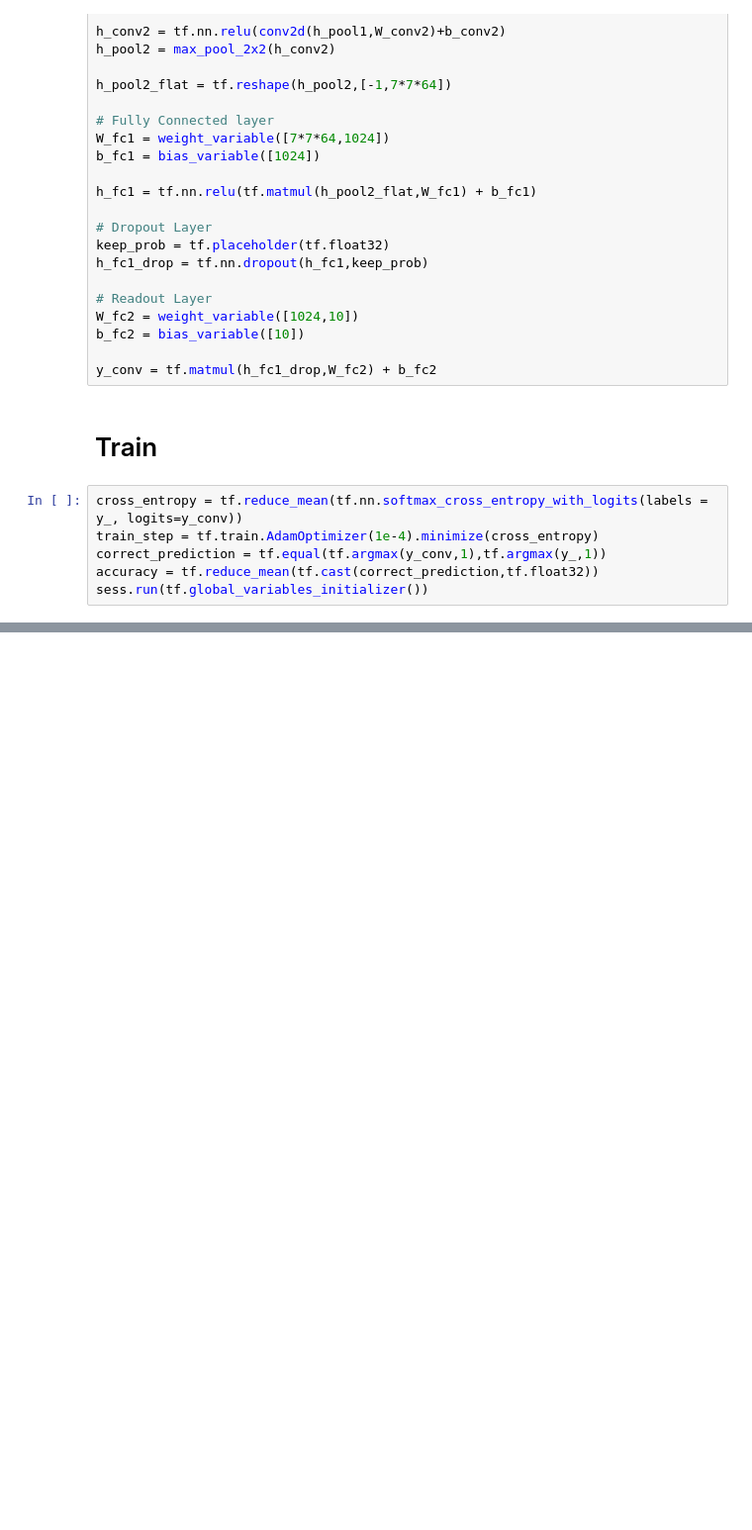
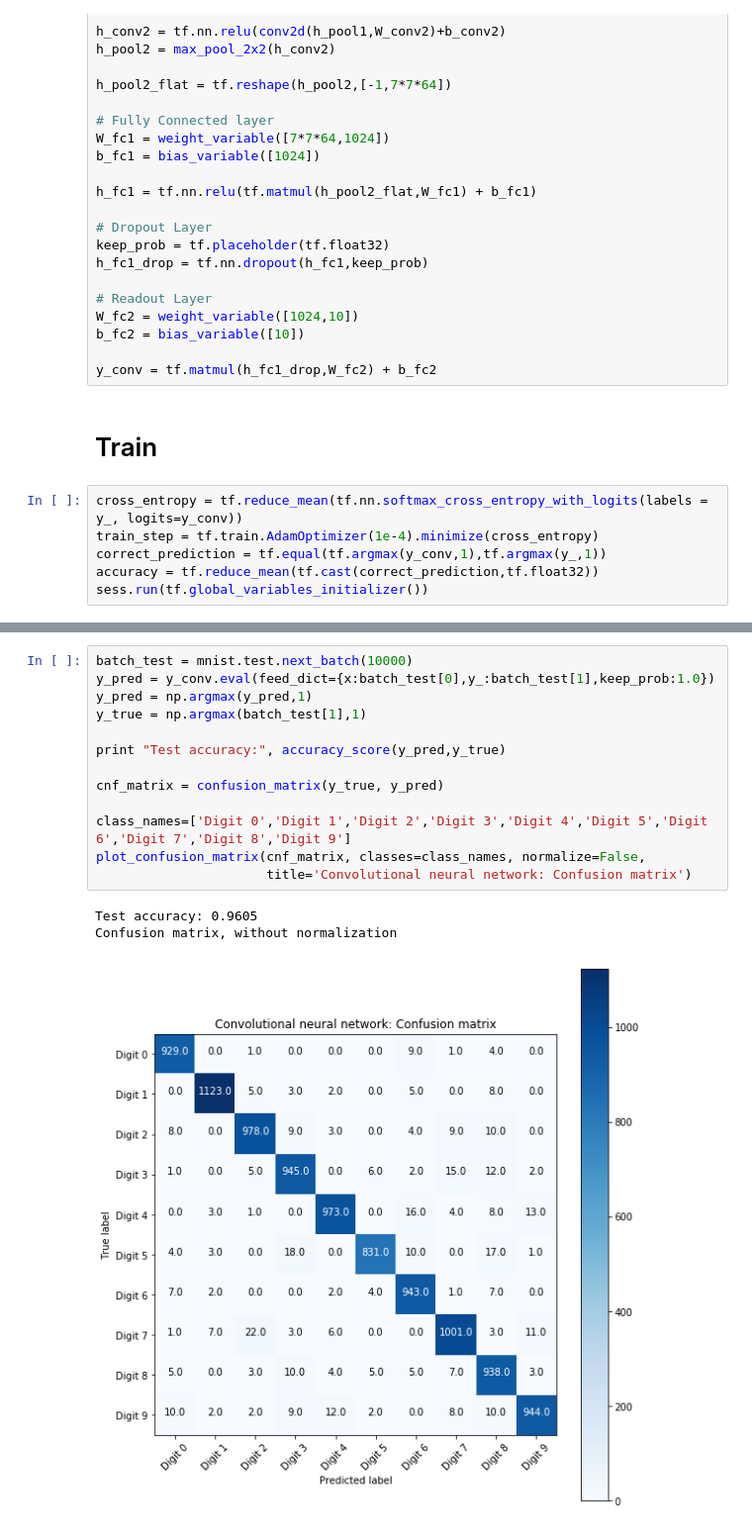
Before and after one commit to Adityav2410/UCSD-COGS-260-Image-Recognition, a Jupyter notebook: HW2/Code/Part2_Solution.ipynb, the cells around one changed output, grey strips where cells are left out. Shown at 99% size. Cells and saved outputs as stored; diff of their text form; blank space fills up the shorter version.

```diff
--- a/HW2/Code/Part2_Solution.ipynb
+++ b/HW2/Code/Part2_Solution.ipynb
@@ -118,0 +160,17 @@ Test accuracy 0.9576
+# %%
+batch_test = mnist.test.next_batch(10000)
+y_pred = y_conv.eval(feed_dict={x:batch_test[0],y_:batch_test[1],keep_prob:1.0})
+y_pred = np.argmax(y_pred,1)
+y_true = np.argmax(batch_test[1],1)
+
+print "Test accuracy:", accuracy_score(y_pred,y_true)
+
+cnf_matrix = confusion_matrix(y_true, y_pred)
+
+class_names=['Digit 0','Digit 1','Digit 2','Digit 3','Digit 4','Digit 5','Digit 6','Digit 7','Digit 8','Digit 9']
+plot_confusion_matrix(cnf_matrix, classes=class_names, normalize=False,
+                      title='Convolutional neural network: Confusion matrix')
+# %% [output]
+Test accuracy: 0.9605
+Confusion matrix, without normalization
+[figure, added]
```
Also changed, not shown: parts of 5 cells of this notebook.
